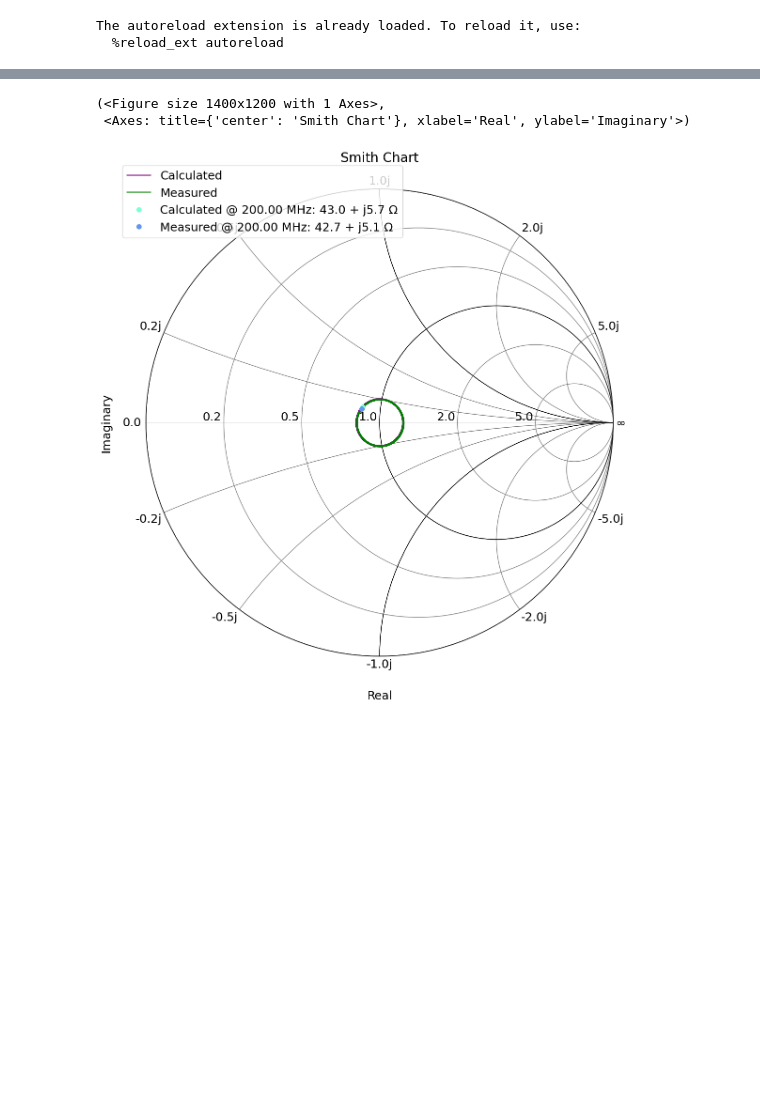
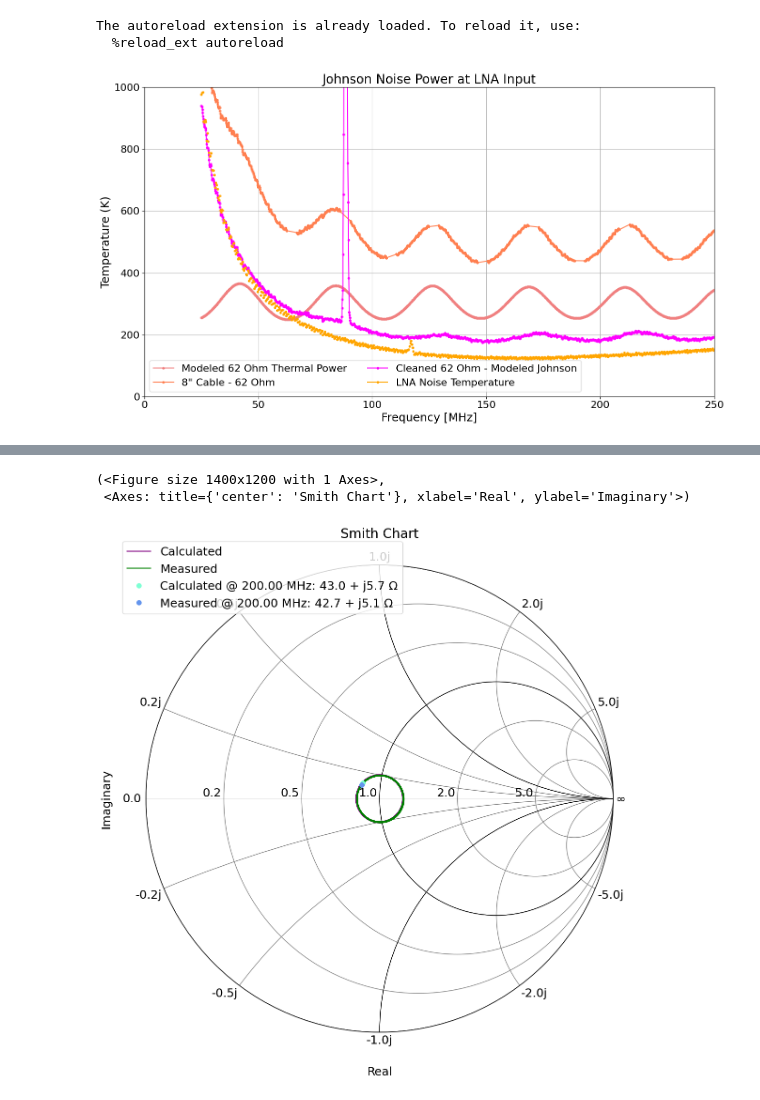
Before and after one commit to alhosani-abdulla/Highz-EXP, a Jupyter notebook: notebooks/ant_match.ipynb, the cells around one changed output, grey strips where cells are left out. Saved outputs shown, nothing was run; the diff lists cells and outputs as text; code cells hidden in the pictures; blank space fills up the shorter version.

```diff
--- a/notebooks/ant_match.ipynb
+++ b/notebooks/ant_match.ipynb
@@ -57,0 +85,43 @@ for spec in [ohm_99, ohm_62, ohm_699, ohm_885, ohm_351, ohm_2413]:
+# %%
+def johnson_power(LNA_S11, load_S11, label, colorcode):
+    src_Z = load_S11.z[:, 0, 0]
+    LNA_Z = LNA_S11.z[:, 0, 0]
+    gamma_1 = (src_Z - LNA_Z) / (LNA_Z + src_Z)
+    # power = np.abs(circuit_model.johnson_V(300, src_Z, 1e6) * LNA_Z / (LNA_Z + src_Z))**2
+    power = np.abs(circuit_model.johnson_V(300, src_Z, 1e6) * (1 - gamma_1))**2
+    spec = Spectrum(load_S11.f, power * factor, name=f'Modeled {label} Thermal Power', colorcode=f'light{colorcode}')
+    spec = spec.unit_convert(from_unit='watt', to_unit='kelvin', channel_width=1e6)
+
+    reflect = reflection_coefficient(load_S11, LNA_S11)
+    noise = LNA_noise * np.abs(reflect.s[:, 0, 0])**2
+    noise_spec = Spectrum(load_S11.f, noise, name=f'Modeled {label} LNA Noise Contribution', colorcode=f'light{colorcode}')
+    # spec.s += noise
+    return spec, noise_spec
+
+mr_list = []
+noise_list = []
+for label in ['62 Ohm', '99 Ohm', '351 Ohm', '699 Ohm']:
+    spec, noise = johnson_power(S11s.ntwk_dict['LNA'], S11s.ntwk_dict[label], label,
+                                colorcode=S11s.colorcode[label])
+    mr_list.append(spec)
+    noise_list.append(noise)
+
+# total_V_62 = circuit_model.johnson_V(300, 62.3, 1e6) * (1 - reflection_62.s[:, 0, 0]) + circuit_model.johnson_V(LNA_temp.T_sys, 50, 1e6) * reflection_62.s[:, 0, 0]
+# power_62 = np.abs(total_V_62)**2
+# %%
+from highz_exp.reflection_proc import remove_spikes
+
+def remove_rfi(kelvin_spec, prominence=50, clean_width=7):
+    cleaned_f, cleaned_s = remove_spikes(x=kelvin_spec.f, y=kelvin_spec.s, height=50, prominence=prominence, clean_width=clean_width)
+    cleaned_f, cleaned_s = remove_spikes(x=cleaned_f, y=-cleaned_s, prominence=prominence, clean_width=clean_width)
+    return Spectrum(cleaned_f, -cleaned_s, name=kelvin_spec.name, colorcode=kelvin_spec.colorcode)
+
+cleaned_62 = remove_rfi(ohm_62, prominence=40, clean_width=15)
+# cleaned_351 = remove_rfi(ohm_351, prominence=40, clean_width=15)
+subtracted = ohm_62.s - mr_list[0].s
+subtracted_spec = Spectrum(ohm_62.f, subtracted, name='Cleaned 62 Ohm - Modeled Johnson', colorcode='magenta')
+plotter.plot_spectra([mr_list[0], cleaned_62, subtracted_spec, LNA_noise_spec], title='Johnson Noise Power at LNA Input',
+            ylabel='Temperature (K)', marker='o', ms=3,
+            freq_range=(0, 250), y_range=(0, 1000))
+# %% [output]
+[figure, added]
```
Also changed, not shown: parts of 11 cells of this notebook, 5 other files.
